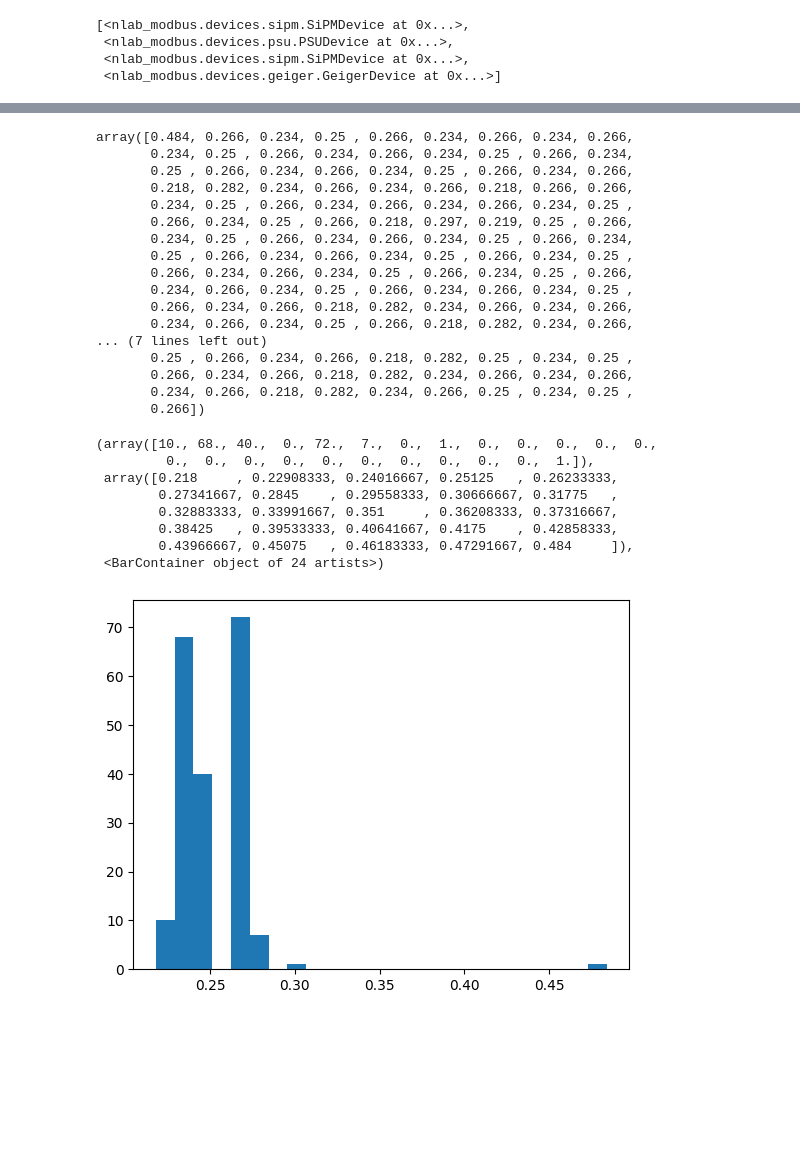
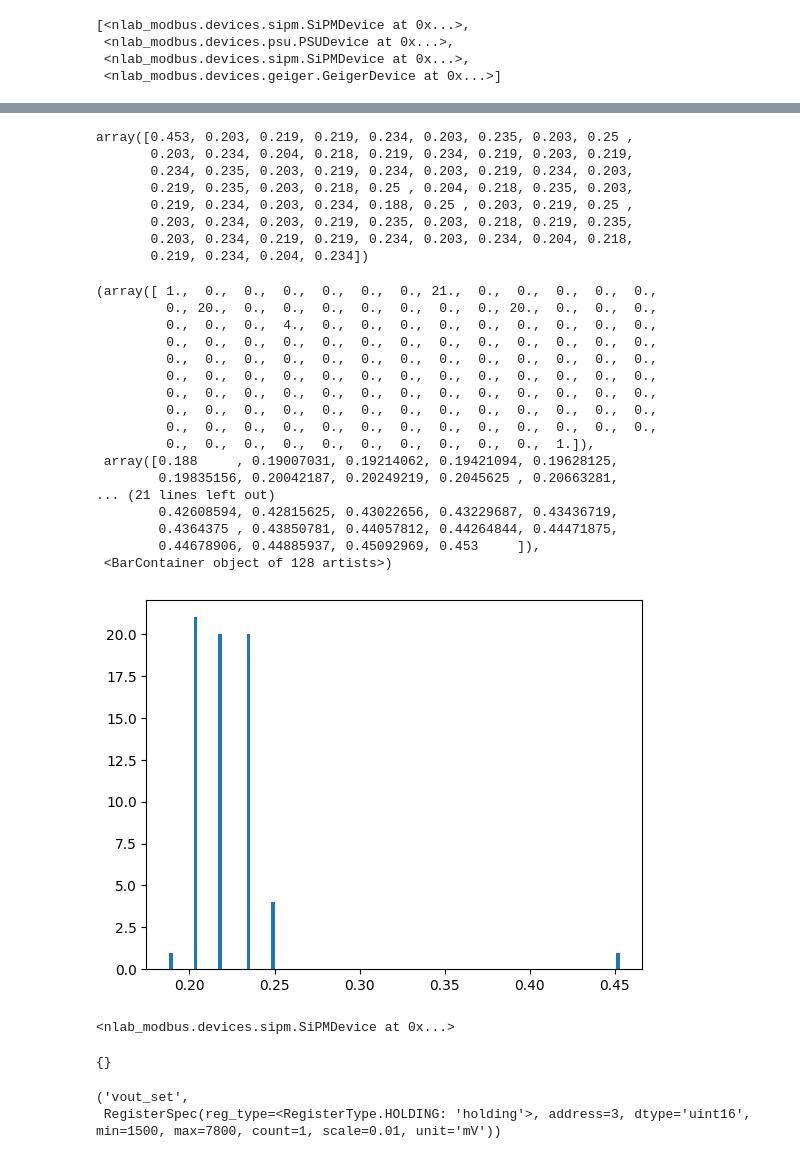
Before and after one commit to nucliflare/nlab-modbus, a Jupyter notebook: scripts/device_test.ipynb, the cells around one changed output, grey strips where cells are left out. Cells and saved outputs as stored; diff of their text form; code cells hidden in the pictures; blank space fills up the shorter version.

```diff
--- a/scripts/device_test.ipynb
+++ b/scripts/device_test.ipynb
@@ -66,17 +66,15 @@ temps = []
 counts = []
 times = []
 t0 = time.monotonic()
-dt = 0.25
+dt = 0.22
 next_time = t0 + dt  # Absolute target for first
-for i in range(200):
-    t_loop_0 = time.time()
+while next_time - t0 < 15:
     temp = mgr.local[0].get_board_temp()
     cps = mgr.remote[2].get_pulses_per_sec()
     temps.append(temp)
     counts.append(cps)
     times.append(time.monotonic() - t0)
     print(f"{times[-1]:8.2f} s, {temp:7.2f} °C, {cps:6d} cps", end="\r")
-    t_loop = time.time() - t_loop_0
     next_time += dt
     sleep_dur = next_time - time.monotonic()
     if sleep_dur > 0:
@@ -104,32 +102,36 @@ import numpy as np
 # %%
 np.array(times[1:]) - np.array(times[:-1])
 # %% [output]
-array([0.484, 0.266, 0.234, 0.25 , 0.266, 0.234, 0.266, 0.234, 0.266,
-       0.234, 0.25 , 0.266, 0.234, 0.266, 0.234, 0.25 , 0.266, 0.234,
-       0.25 , 0.266, 0.234, 0.266, 0.234, 0.25 , 0.266, 0.234, 0.266,
-       0.218, 0.282, 0.234, 0.266, 0.234, 0.266, 0.218, 0.266, 0.266,
-       0.234, 0.25 , 0.266, 0.234, 0.266, 0.234, 0.266, 0.234, 0.25 ,
-       0.266, 0.234, 0.25 , 0.266, 0.218, 0.297, 0.219, 0.25 , 0.266,
-       0.234, 0.25 , 0.266, 0.234, 0.266, 0.234, 0.25 , 0.266, 0.234,
-       0.25 , 0.266, 0.234, 0.266, 0.234, 0.25 , 0.266, 0.234, 0.25 ,
-       0.266, 0.234, 0.266, 0.234, 0.25 , 0.266, 0.234, 0.25 , 0.266,
-       0.234, 0.266, 0.234, 0.25 , 0.266, 0.234, 0.266, 0.234, 0.25 ,
-       0.266, 0.234, 0.266, 0.218, 0.282, 0.234, 0.266, 0.234, 0.266,
-       0.234, 0.266, 0.234, 0.25 , 0.266, 0.218, 0.282, 0.234, 0.266,
-... (7 lines left out)
-       0.25 , 0.266, 0.234, 0.266, 0.218, 0.282, 0.25 , 0.234, 0.25 ,
-       0.266, 0.234, 0.266, 0.218, 0.282, 0.234, 0.266, 0.234, 0.266,
-       0.234, 0.266, 0.218, 0.282, 0.234, 0.266, 0.25 , 0.234, 0.25 ,
-       0.266])
+array([0.453, 0.203, 0.219, 0.219, 0.234, 0.203, 0.235, 0.203, 0.25 ,
+       0.203, 0.234, 0.204, 0.218, 0.219, 0.234, 0.219, 0.203, 0.219,
+       0.234, 0.235, 0.203, 0.219, 0.234, 0.203, 0.219, 0.234, 0.203,
+       0.219, 0.235, 0.203, 0.218, 0.25 , 0.204, 0.218, 0.235, 0.203,
+       0.219, 0.234, 0.203, 0.234, 0.188, 0.25 , 0.203, 0.219, 0.25 ,
+       0.203, 0.234, 0.203, 0.219, 0.235, 0.203, 0.218, 0.219, 0.235,
+       0.203, 0.234, 0.219, 0.219, 0.234, 0.203, 0.234, 0.204, 0.218,
+       0.219, 0.234, 0.204, 0.234])
 # %%
-plt.hist(np.array(times[1:]) - np.array(times[:-1]), bins=24)
+plt.hist(np.array(times[1:]) - np.array(times[:-1]), bins=128)
 # %% [output]
-(array([10., 68., 40.,  0., 72.,  7.,  0.,  1.,  0.,  0.,  0.,  0.,  0.,
+(array([ 1.,  0.,  0.,  0.,  0.,  0.,  0., 21.,  0.,  0.,  0.,  0.,  0.,
+         0., 20.,  0.,  0.,  0.,  0.,  0.,  0.,  0., 20.,  0.,  0.,  0.,
+         0.,  0.,  0.,  4.,  0.,  0.,  0.,  0.,  0.,  0.,  0.,  0.,  0.,
+         0.,  0.,  0.,  0.,  0.,  0.,  0.,  0.,  0.,  0.,  0.,  0.,  0.,
+         0.,  0.,  0.,  0.,  0.,  0.,  0.,  0.,  0.,  0.,  0.,  0.,  0.,
+         0.,  0.,  0.,  0.,  0.,  0.,  0.,  0.,  0.,  0.,  0.,  0.,  0.,
+         0.,  0.,  0.,  0.,  0.,  0.,  0.,  0.,  0.,  0.,  0.,  0.,  0.,
+         0.,  0.,  0.,  0.,  0.,  0.,  0.,  0.,  0.,  0.,  0.,  0.,  0.,
+         0.,  0.,  0.,  0.,  0.,  0.,  0.,  0.,  0.,  0.,  0.,  0.,  0.,
          0.,  0.,  0.,  0.,  0.,  0.,  0.,  0.,  0.,  0.,  1.]),
- array([0.218     , 0.22908333, 0.24016667, 0.25125   , 0.26233333,
-        0.27341667, 0.2845    , 0.29558333, 0.30666667, 0.31775   ,
-        0.32883333, 0.33991667, 0.351     , 0.36208333, 0.37316667,
-        0.38425   , 0.39533333, 0.40641667, 0.4175    , 0.42858333,
-        0.43966667, 0.45075   , 0.46183333, 0.47291667, 0.484     ]),
- <BarContainer object of 24 artists>)
+ array([0.188     , 0.19007031, 0.19214062, 0.19421094, 0.19628125,
+        0.19835156, 0.20042187, 0.20249219, 0.2045625 , 0.20663281,
+... (21 lines left out)
+        0.42608594, 0.42815625, 0.43022656, 0.43229687, 0.43436719,
+        0.4364375 , 0.43850781, 0.44057812, 0.44264844, 0.44471875,
+        0.44678906, 0.44885937, 0.45092969, 0.453     ]),
+ <BarContainer object of 128 artists>)
-[figure, old version]
+[figure, new version]
+# %%
+mgr.local[0]
+# %% [output]
+<nlab_modbus.devices.sipm.SiPMDevice at 0x...>
@@ -135,0 +140,4 @@ plt.hist(np.array(times[1:]) - np.array(times[:-1]), bins=24)
+# %%
+print(result)
+# %% [output]
+{}
@@ -135,0 +147,5 @@ plt.hist(np.array(times[1:]) - np.array(times[:-1]), bins=24)
+# %%
+mgr.local[0]._register_index[(RegisterType.HOLDING, 3)]
+# %% [output]
+('vout_set',
+ RegisterSpec(reg_type=<RegisterType.HOLDING: 'holding'>, address=3, dtype='uint16', min=1500, max=7800, count=1, scale=0.01, unit='mV'))
```
Also changed, not shown: parts of 15 cells of this notebook, 2 other files.
